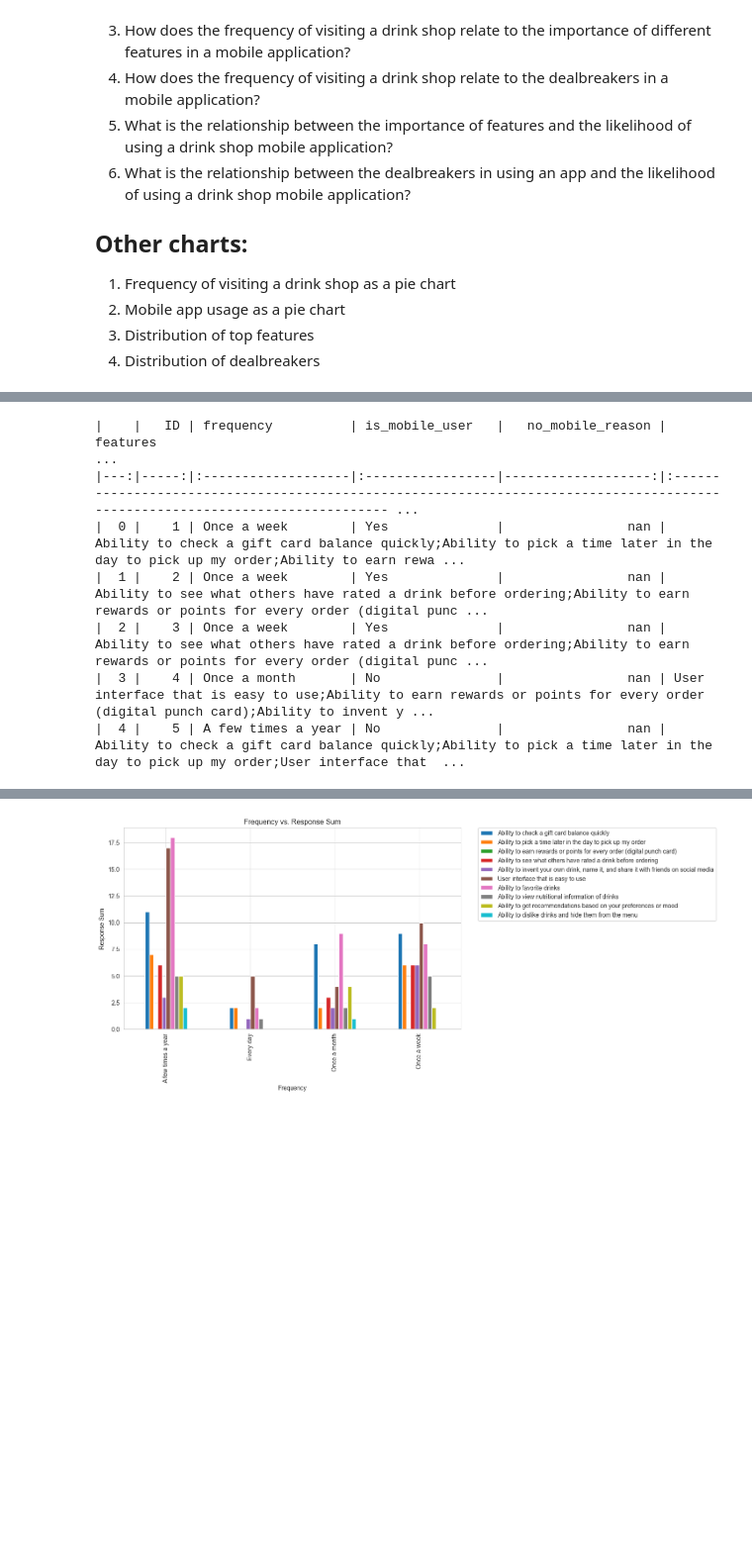
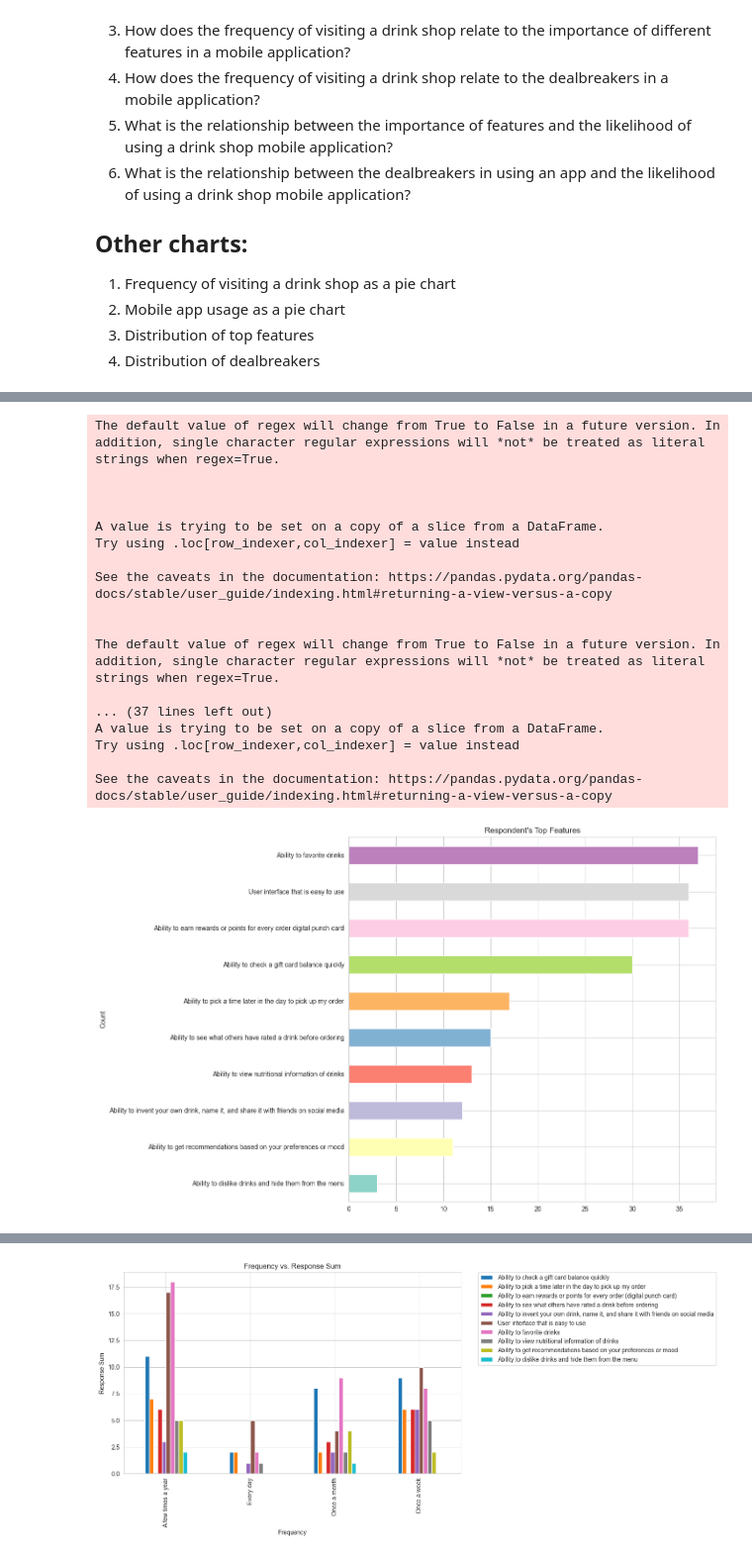
Before and after one commit to Cwighty/soda, a Jupyter notebook: data_analysis/survey.ipynb, the cells around one changed output, grey strips where cells are left out. Shown at 99% size. Cells and saved outputs as stored; diff of their text form; code cells hidden in the pictures; blank space fills up the shorter version.

```diff
--- a/data_analysis/survey.ipynb
+++ b/data_analysis/survey.ipynb
@@ -15,11 +60,48 @@
+# %%
+#Distribution of top features
+# create a new dataframe that contains only the top features column
+top_features = df[['features']]
+# split the features column into multiple columns
+
+# replace ( or ) with nothing
+top_features['features'] = top_features['features'].str.replace('(','')
+top_features['features'] = top_features['features'].str.replace(')','')
+
+for feature in top_features['features']:
+    for f in feature.split(';')[:-1]:
+        top_features[f] = top_features['features'].str.contains(f).astype(int)
+# drop the features column
+top_features.drop('features', axis=1, inplace=True)
+
+# show data in a table
+
+#print(top_features.to_markdown())
+
+# display the top features as a bar chart horizontally
+top_features.sum().sort_values(ascending=True).plot.barh(figsize=(10,10), color = sns.color_palette("Set3", 10))
+plt.ylabel('Count')
+plt.title('Respondent\'s Top Features')
+plt.show()
+# %% [output]
+The default value of regex will change from True to False in a future version. In addition, single character regular expressions will *not* be treated as literal strings when regex=True.
+
+
+
+A value is trying to be set on a copy of a slice from a DataFrame.
+Try using .loc[row_indexer,col_indexer] = value instead
+
+See the caveats in the documentation: https://pandas.pydata.org/pandas-docs/stable/user_guide/indexing.html#returning-a-view-versus-a-copy
+
+
+The default value of regex will change from True to False in a future version. In addition, single character regular expressions will *not* be treated as literal strings when regex=True.
+
+... (37 lines left out)
+A value is trying to be set on a copy of a slice from a DataFrame.
+Try using .loc[row_indexer,col_indexer] = value instead
+
+See the caveats in the documentation: https://pandas.pydata.org/pandas-docs/stable/user_guide/indexing.html#returning-a-view-versus-a-copy
+[figure, added]
 # %%
-import pandas as pd
-# read in xlsx file into a dataframe, first row is the header
-df = pd.read_excel('survey1cleaned.xlsx')
-# print the first 5 rows of the dataframe\
-#print(df.iloc[0:5].to_markdown())
-
-
 # create new dataframe that contains only the frequency column
 dailyweekly = df[['frequency', 'features']]
 dealbreakerbyfreq = df[['frequency', 'dealbreakers']]
@@ -39,14 +121,6 @@ for dealbreaker in dealbreakerbyfreq['dealbreakers']:
         dealbreakerbyfreq[d] = dealbreakerbyfreq['dealbreakers'].str.contains(d).astype(int)
 dealbreakerbyfreq.drop('dealbreakers', axis=1, inplace=True)
 dealbreakerbyfreq.head()
-# %% [output]
-|    |   ID | frequency          | is_mobile_user   |   no_mobile_reason | features                                                                                                                      ...
-|---:|-----:|:-------------------|:-----------------|-------------------:|:----------------------------------------------------------------------------------------------------------------------------- ...
-|  0 |    1 | Once a week        | Yes              |                nan | Ability to check a gift card balance quickly;Ability to pick a time later in the day to pick up my order;Ability to earn rewa ...
-|  1 |    2 | Once a week        | Yes              |                nan | Ability to see what others have rated a drink before ordering;Ability to earn rewards or points for every order (digital punc ...
-|  2 |    3 | Once a week        | Yes              |                nan | Ability to see what others have rated a drink before ordering;Ability to earn rewards or points for every order (digital punc ...
-|  3 |    4 | Once a month       | No               |                nan | User interface that is easy to use;Ability to earn rewards or points for every order (digital punch card);Ability to invent y ...
-|  4 |    5 | A few times a year | No               |                nan | Ability to check a gift card balance quickly;Ability to pick a time later in the day to pick up my order;User interface that  ...
 # %%
 import matplotlib.pyplot as plt
 import numpy as np
```
Also changed, not shown: parts of 6 cells of this notebook.
